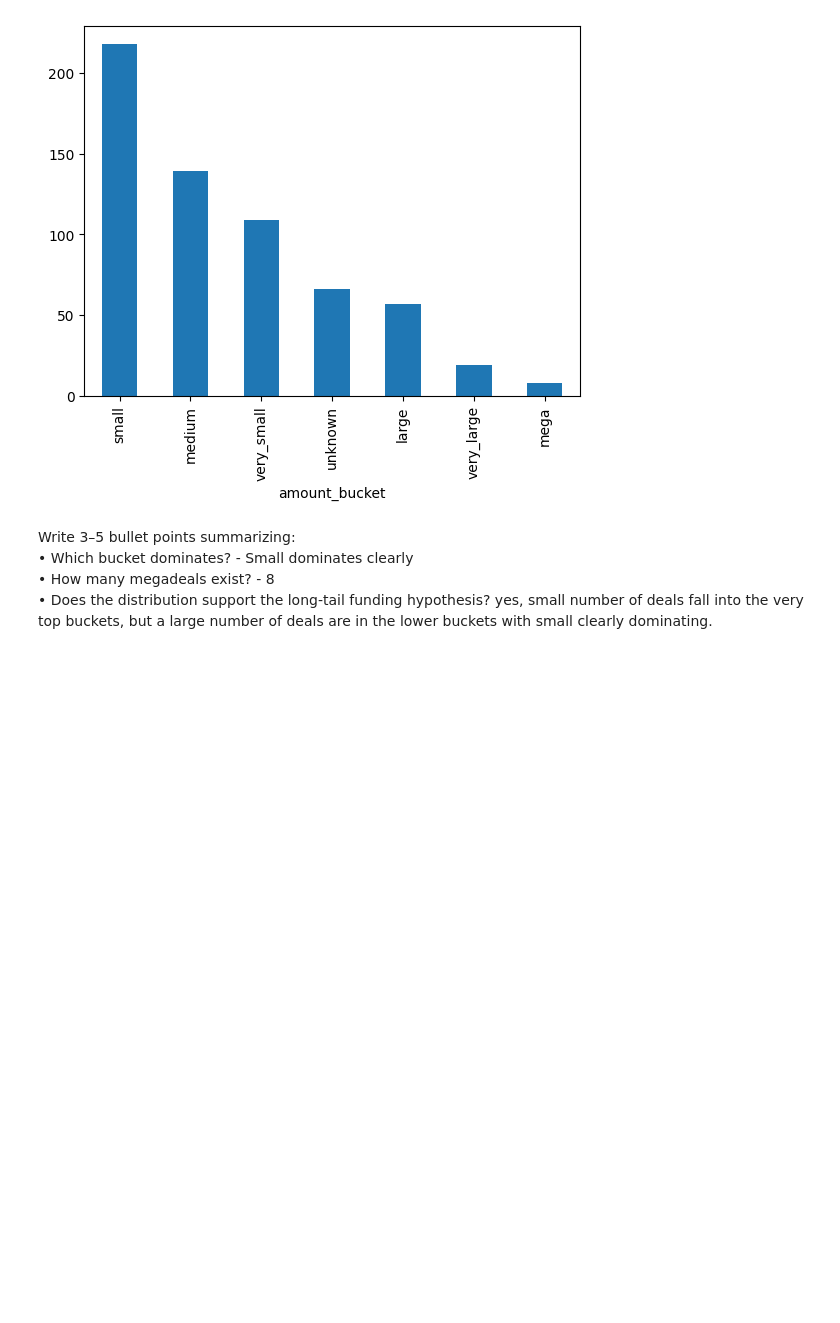
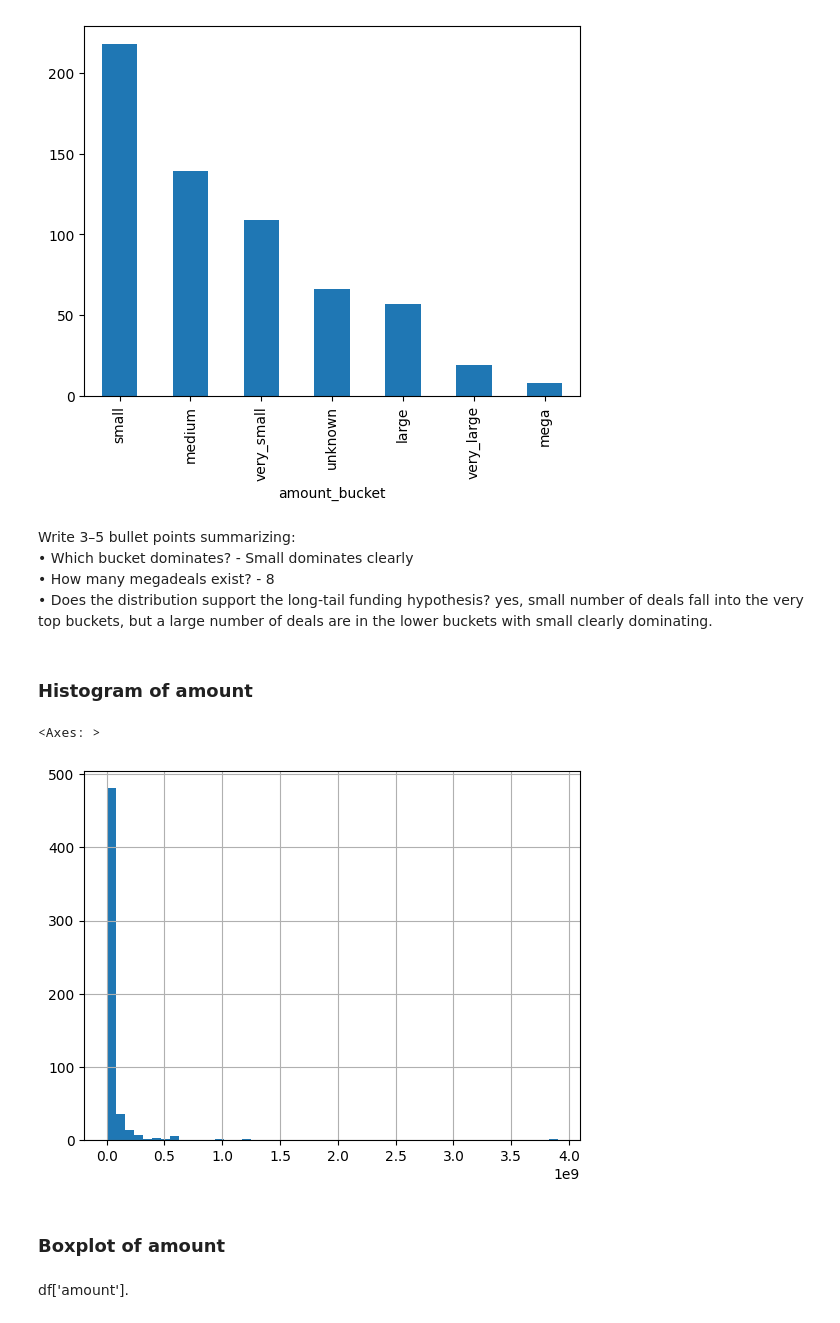
Before and after one commit to OlixIgnacious/indian-startups-transformations, a Jupyter notebook: notebooks/week2_exploration.ipynb, the cells around one changed output. Cells and saved outputs as stored; diff of their text form; code cells hidden in the pictures; blank space fills up the shorter version.

```diff
--- a/notebooks/week2_exploration.ipynb
+++ b/notebooks/week2_exploration.ipynb
@@ -210,3 +210,14 @@ Write 3–5 bullet points summarizing: <br>
 	•	Which bucket dominates? - Small dominates clearly <br>
 	•	How many megadeals exist? - 8 <br>
 	•	Does the distribution support the long-tail funding hypothesis? yes, small number of deals fall into the very top buckets, but a large number of deals are in the lower buckets with small clearly dominating.
+# %% [markdown]
+### Histogram of amount
+# %%
+df['amount'].hist(bins=50)
+# %% [output]
+<Axes: >
+[figure, added]
+# %% [markdown]
+### Boxplot of amount
+# %% [markdown]
+df['amount'].
```
